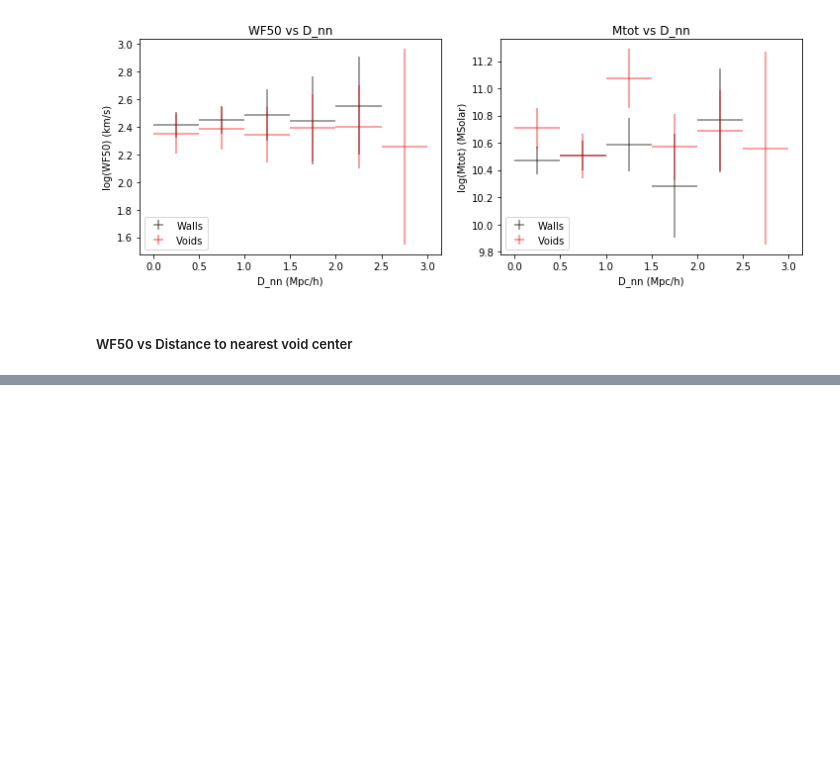
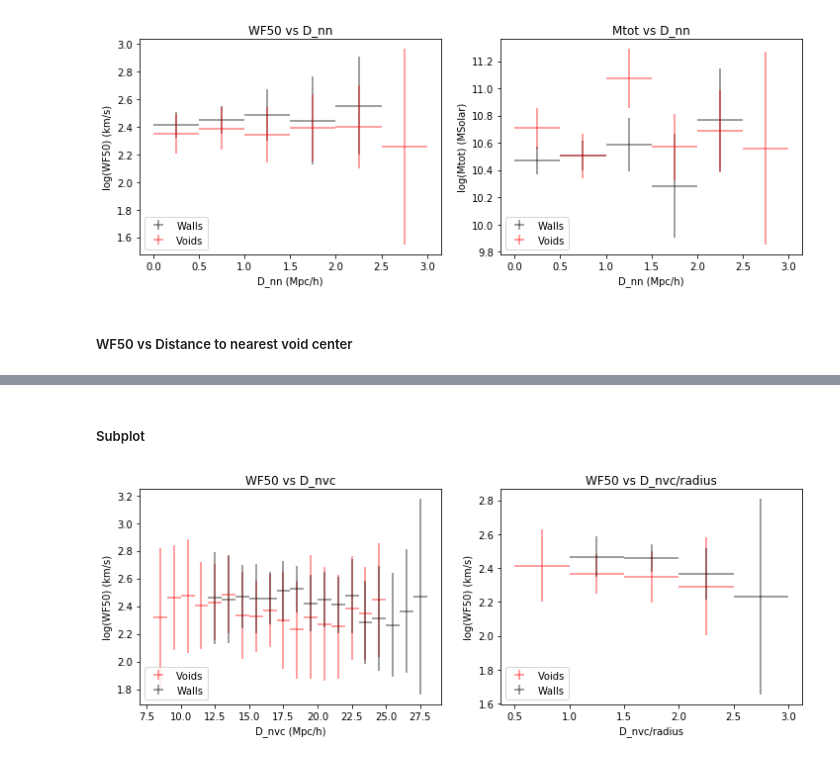
Before and after one commit to usiam/Summer-20_Galactic-Rotation-Curves-And-Dark-Matter, a Jupyter notebook: 11. Nearest_distance_plots.ipynb, the cells around one changed output, grey strips where cells are left out. Drawn from its saved outputs; the diff is of its cells as text; code cells hidden in the pictures; blank space fills up the shorter version.

```diff
--- a/11. Nearest_distance_plots.ipynb
+++ b/11. Nearest_distance_plots.ipynb
@@ -432,0 +572,23 @@ AssertionError:
+# %% [markdown]
+##### Subplot
+# %%
+fig, axs = plt.subplots(1,2, figsize=(12,4))
+axs[0].errorbar(voids_center_dist_vc, voids_wf50_vc_bins_medians, xerr = voids_center_dist_vc_err, yerr = voids_wf50_vc_bins_medians_err, fmt ='none', color = 'red', alpha = 0.5, label = 'Voids')
+axs[0].errorbar(walls_center_dist_vc, walls_wf50_vc_bins_medians, xerr = walls_center_dist_vc_err, yerr = walls_wf50_vc_bins_medians_err, fmt ='none', color = 'black', alpha = 0.5, label = 'Walls')
+axs[0].set_title('WF50 vs D_nvc')
+axs[0].set_ylabel('log(WF50) (km/s)')
+axs[0].set_xlabel('D_nvc (Mpc/h)')
+axs[0].legend(loc = 'lower left')
+
+
+axs[1].errorbar(voids_center_dist_vc_norm, voids_wf50_vc_norm_bins_medians, xerr = voids_center_dist_vc_norm_err, yerr = voids_wf50_vc_norm_bins_medians_err, fmt ='none', color = 'red', alpha = 0.5, label = 'Voids')
+axs[1].errorbar(walls_center_dist_vc_norm, walls_wf50_vc_norm_bins_medians, xerr = walls_center_dist_vc_norm_err, yerr = walls_wf50_vc_norm_bins_medians_err, fmt ='none', color = 'black', alpha = 0.5, label = 'Walls')
+axs[1].set_title('WF50 vs D_nvc/radius')
+axs[1].set_ylabel('log(WF50) (km/s)')
+axs[1].set_xlabel('D_nvc/radius')
+axs[1].legend(loc = 'lower left')
+
+
+plt.show()
+# %% [output]
+[figure, added]
```
Also changed, not shown: parts of 25 cells of this notebook.
